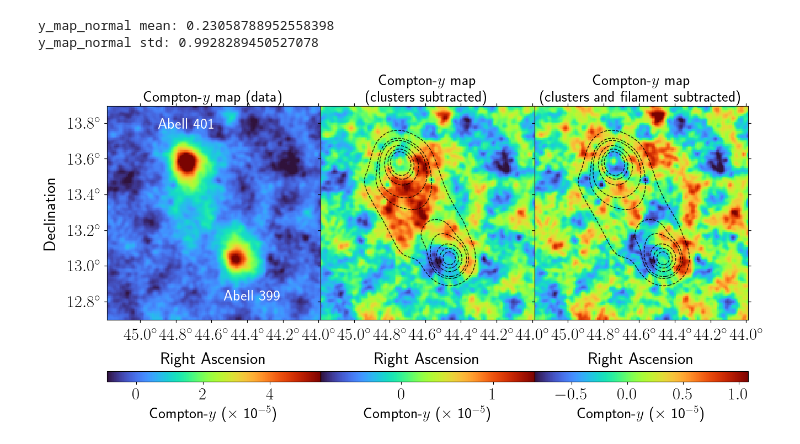
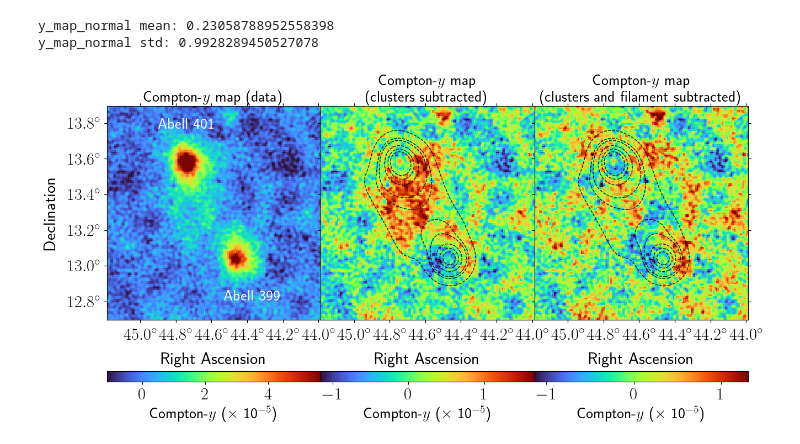
Before and after one commit to guanyilun/multi-freq-bridge, a Jupyter notebook: notebooks/y_map.ipynb, the cells around one changed output. Saved outputs shown, nothing was run; the diff lists cells and outputs as text; code cells hidden in the pictures.

```diff
--- a/notebooks/y_map.ipynb
+++ b/notebooks/y_map.ipynb
@@ -84,7 +81,7 @@ for i, (y_map, title) in enumerate(zip(maps, titles)):
     gaussian_filter_flag = True
     if gaussian_filter_flag:
         from scipy.ndimage import gaussian_filter
-        y_map = gaussian_filter(y_map, sigma=1.25)
+        y_map = gaussian_filter(y_map, sigma=0.5)
 
     if i == 0:  # For the first subplot (data map), use simple norm for better contrast
         norm = simple_norm(y_map, stretch="linear", percent=99)  # Use simple norm for better contrast
@@ -122,34 +119,34 @@ for i, (y_map, title) in enumerate(zip(maps, titles)):
 
     # Ensure tick labels are in float degrees
     ra.set_major_formatter('d.d')
     dec.set_major_formatter('d.d')
 
     # Invert x-axis for proper RA display
     ax.invert_xaxis()
 
     # Add title
     ax.set_title(title, fontsize=20)
 
     # Add colorbar for each subplot
     cbar = plt.colorbar(im, ax=ax, orientation='horizontal', pad=0.15, shrink=1)
     cbar.set_label(label=r'Compton-$y$ ($\times$ 10$^{-5}$)', fontsize=20)
 
     # Add Abell cluster labels to the first map
     if i == 0:
         # Abell 401 position
         ax.text(cf['c1_ra'], cf['c1_dec'] + 0.2, 'Abell 401', transform=ax.get_transform('world'),
                 fontsize=20, color='white', ha='center', va='center', weight='bold')
 
         # Abell 399 position
         ax.text(cf['c2_ra']-.1, cf['c2_dec'] - 0.2, 'Abell 399', transform=ax.get_transform('world'),
                 fontsize=20, color='white', ha='center', va='center', weight='bold')
 
 # Reduce horizontal space between subplots
 plt.subplots_adjust(wspace=0.0)
 plt.savefig('../plots/compton_y_maps_contours.pdf',  dpi=400, bbox_inches='tight')
 plt.show()
 # %% [output]
-[figure, old version]
+[figure, new version]
 # %%
 # matplotlib latex font settings
 plt.rc('text', usetex=True)
```
Also changed, not shown: parts of 1 cell of this notebook, 7 other files.
